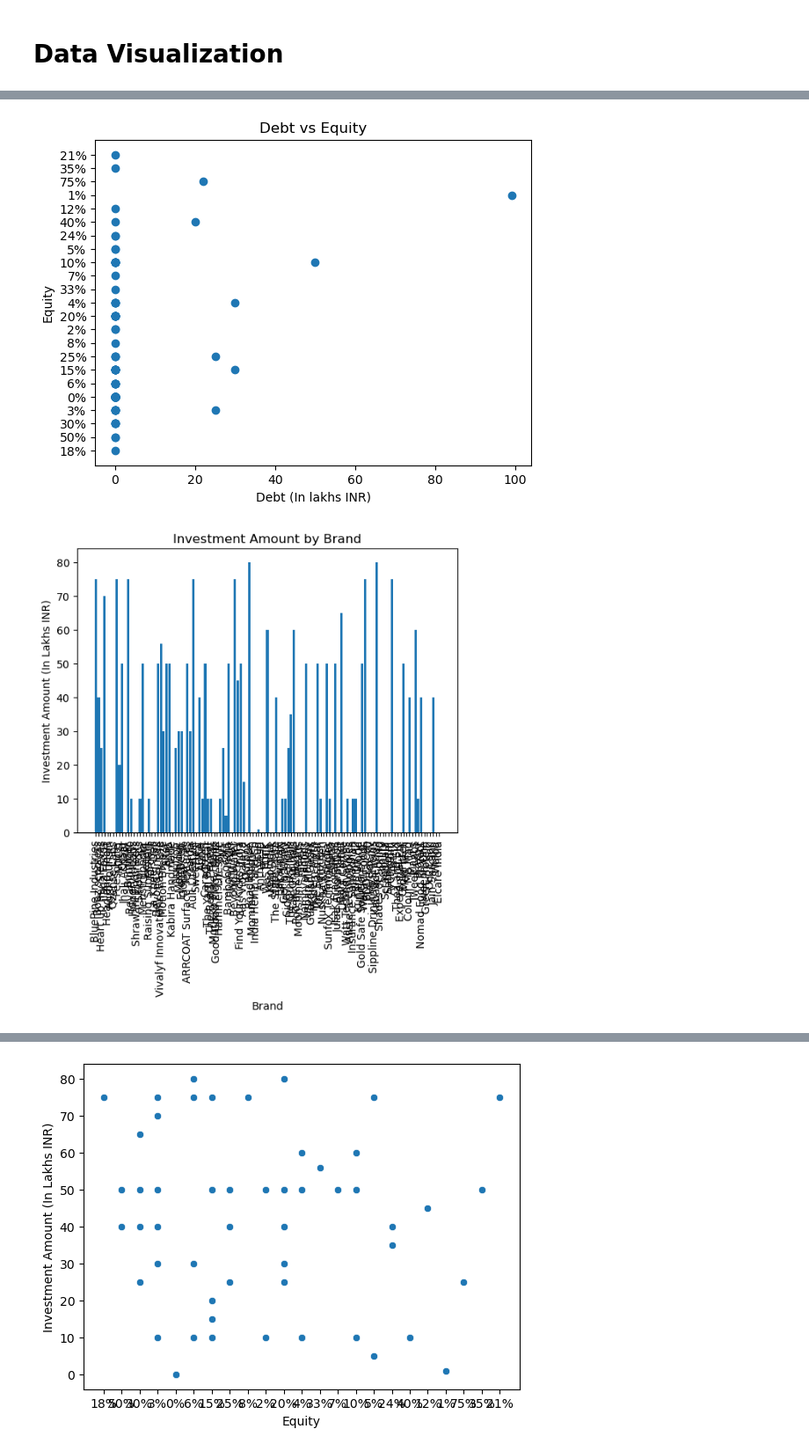
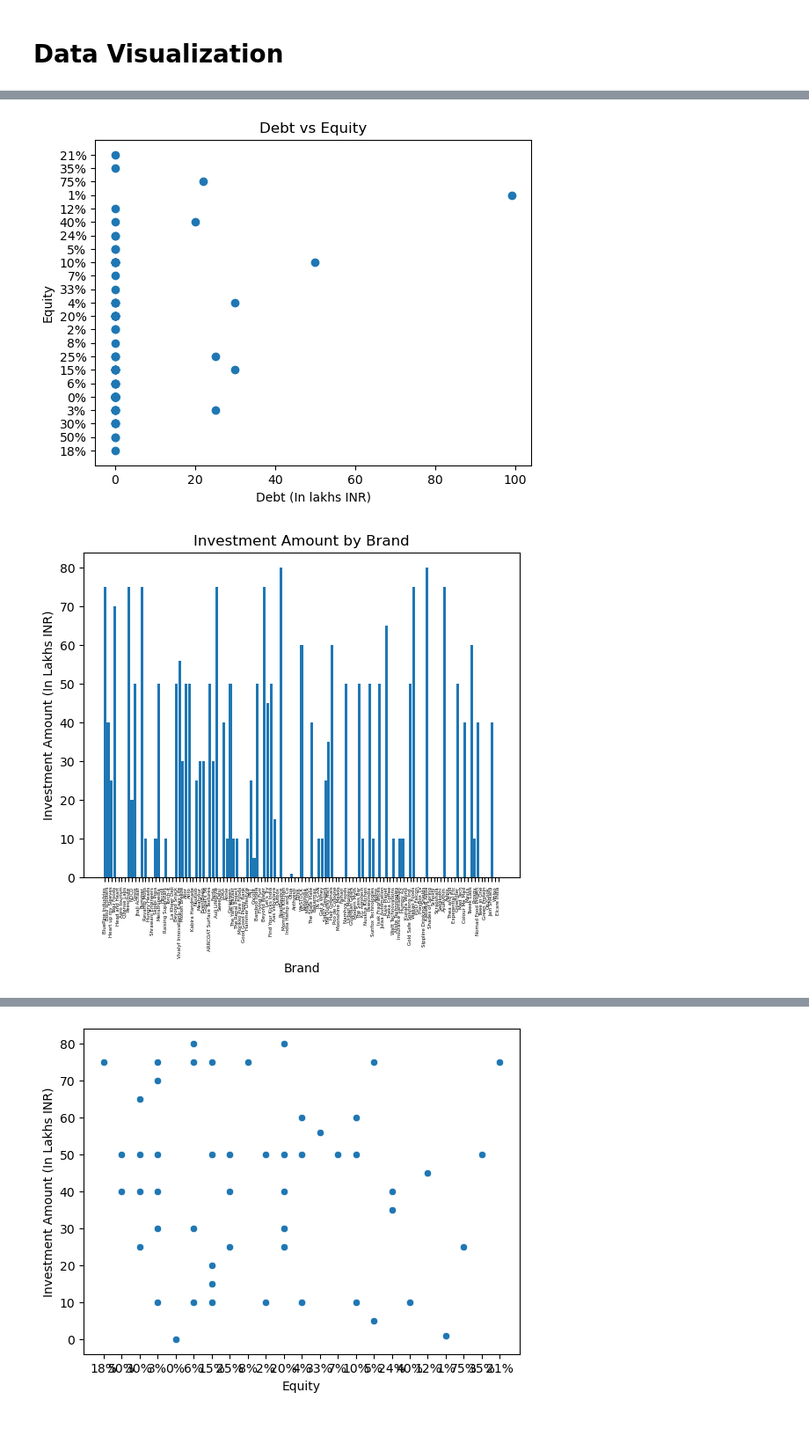
Before and after one commit to BS-World/Kaggle-Project, a Jupyter notebook: shark-tank-india-data-analysis.ipynb, the cells around one changed output, grey strips where cells are left out. Shown: that part at 88% size. Saved outputs shown, nothing was run; the diff lists cells and outputs as text; code cells hidden in the pictures; blank space fills up the shorter version.

```diff
--- a/shark-tank-india-data-analysis.ipynb
+++ b/shark-tank-india-data-analysis.ipynb
@@ -248,35 +248,35 @@ plt.show()
 # %%
 import pandas as pd
 import matplotlib.pyplot as plt
 
 # Read the data from the CSV file
 df = pd.read_csv('/kaggle/input/shark-tank-indian-companies/ShartankIndiaAllPitches.csv')
 
 # Line Plot
 plt.plot(df['Episode Number'], df['Investment Amount (In Lakhs INR)'])
 plt.xlabel('Episode Number')
 plt.ylabel('Investment Amount (In Lakhs INR)')
 plt.title('Investment Amount by Episode Number')
 plt.show()
 
 # Scatter Plot
 plt.scatter(df['Debt (In lakhs INR)'], df['Equity'])
 plt.xlabel('Debt (In lakhs INR)')
 plt.ylabel('Equity')
 plt.title('Debt vs Equity')
 plt.show()
 
 # Bar Plot
 plt.bar(df['Brand'], df['Investment Amount (In Lakhs INR)'])
 plt.xlabel('Brand')
 plt.ylabel('Investment Amount (In Lakhs INR)')
 plt.title('Investment Amount by Brand')
-plt.xticks(rotation=90)
+plt.xticks(rotation=90, fontsize=4)
 plt.show()
 # %% [output]
 [figure]
 [figure]
-[figure, old version]
+[figure, new version]
 # %%
 sns.lineplot(x='Episode Number', y='Investment Amount (In Lakhs INR)', data=df)
 plt.show()
```
Also changed, not shown: parts of 3 cells of this notebook.
